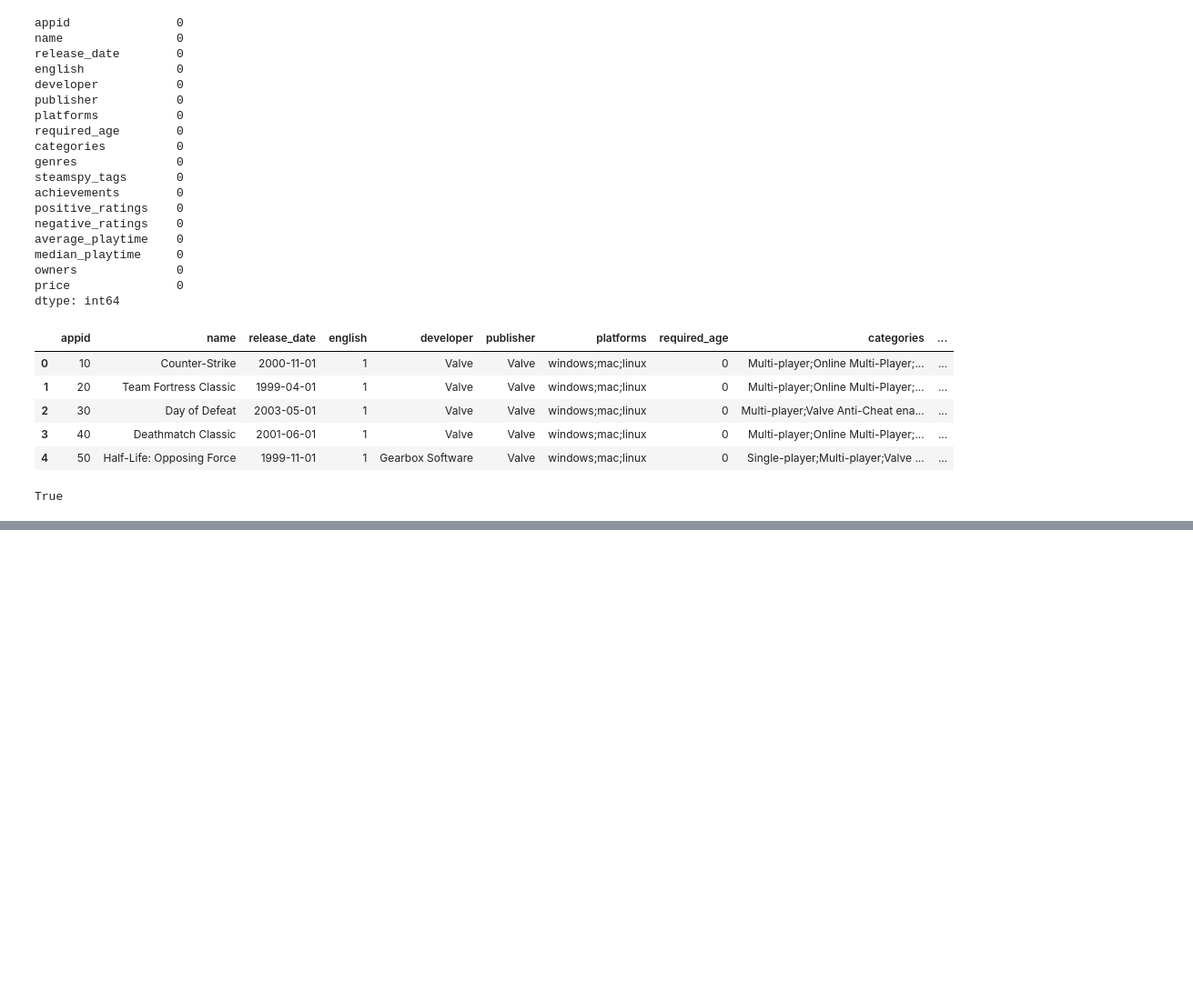
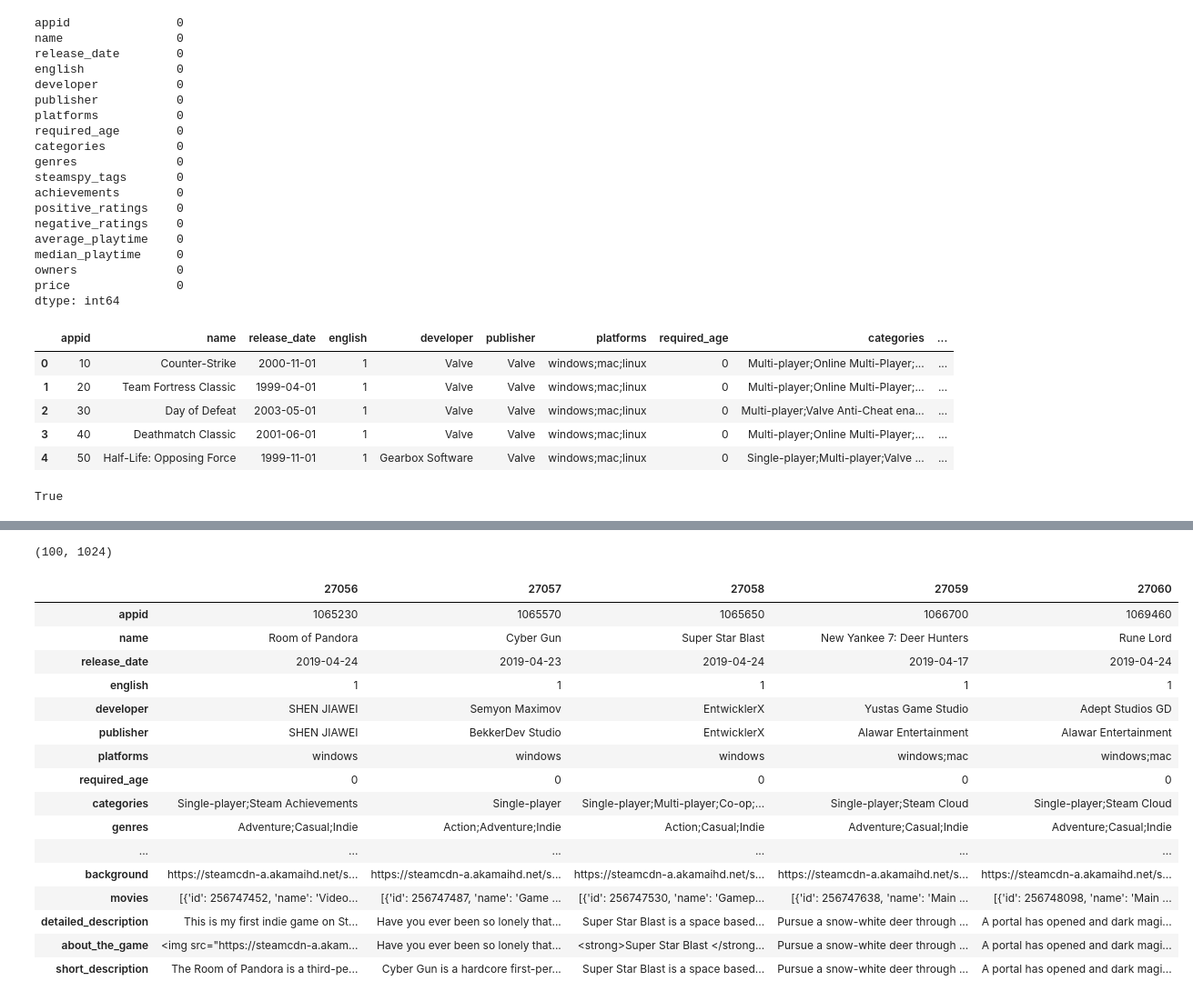
Before and after one commit to basheppo/GameRecommandationSystem, a Jupyter notebook: Data/cleanData.ipynb, the cells around one changed output, grey strips where cells are left out. Shown at 91% size. Cells and saved outputs as stored; diff of their text form; code cells hidden in the pictures; blank space fills up the shorter version.

Commit message:
saving embeddings

```diff
--- a/Data/cleanData.ipynb
+++ b/Data/cleanData.ipynb
@@ -153,0 +175,33 @@ for index, row in final_merged_df.sample(5).iterrows():
+# %%
+description_embedding = angle.encode(final_merged_df['short_description'].to_list()[:100])
+description_embedding.shape
+# %% [output]
+(100, 1024)
+# %%
+# I need to remove the HTML tags from the description as they may impact the embeddings
+from bs4 import BeautifulSoup
+def clean_html(text):
+    if pd.notnull(text):
+        return BeautifulSoup(text, 'html.parser').get_text()
+    return text
+
+final_merged_df['detailed_description'] = final_merged_df['detailed_description'].apply(clean_html)
+final_merged_df.tail(5).T
+# %% [output]
+|  | 27056 | 27057 | 27058 | 27059 | 27060 |
+| appid | 1065230 | 1065570 | 1065650 | 1066700 | 1069460 |
+| name | Room of Pandora | Cyber Gun | Super Star Blast | New Yankee 7: Deer Hunters | Rune Lord |
+| release_date | 2019-04-24 | 2019-04-23 | 2019-04-24 | 2019-04-17 | 2019-04-24 |
+| english | 1 | 1 | 1 | 1 | 1 |
+| developer | SHEN JIAWEI | Semyon Maximov | EntwicklerX | Yustas Game Studio | Adept Studios GD |
+| publisher | SHEN JIAWEI | BekkerDev Studio | EntwicklerX | Alawar Entertainment | Alawar Entertainment |
+| platforms | windows | windows | windows | windows;mac | windows;mac |
+| required_age | 0 | 0 | 0 | 0 | 0 |
+| categories | Single-player;Steam Achievements | Single-player | Single-player;Multi-player;Co-op;... | Single-player;Steam Cloud | Single-player;Steam Cloud |
+| genres | Adventure;Casual;Indie | Action;Adventure;Indie | Action;Casual;Indie | Adventure;Casual;Indie | Adventure;Casual;Indie |
+| ... | ... | ... | ... | ... | ... |
+| background | https://steamcdn-a.akamaihd.net/s... | https://steamcdn-a.akamaihd.net/s... | https://steamcdn-a.akamaihd.net/s... | https://steamcdn-a.akamaihd.net/s... | https://steamcdn-a.akamaihd.net/s... |
+| movies | [{'id': 256747452, 'name': 'Video... | [{'id': 256747487, 'name': 'Game ... | [{'id': 256747530, 'name': 'Gamep... | [{'id': 256747638, 'name': 'Main ... | [{'id': 256748098, 'name': 'Main ... |
+| detailed_description | This is my first indie game on St... | Have you ever been so lonely that... | Super Star Blast is a space based... | Pursue a snow-white deer through ... | A portal has opened and dark magi... |
+| about_the_game | <img src="https://steamcdn-a.akam... | Have you ever been so lonely that... | <strong>Super Star Blast </strong... | Pursue a snow-white deer through ... | A portal has opened and dark magi... |
+| short_description | The Room of Pandora is a third-pe... | Cyber Gun is a hardcore first-per... | Super Star Blast is a space based... | Pursue a snow-white deer through ... | A portal has opened and dark magi... |
```
Also changed, not shown: parts of 27 cells of this notebook, 6 other files.
